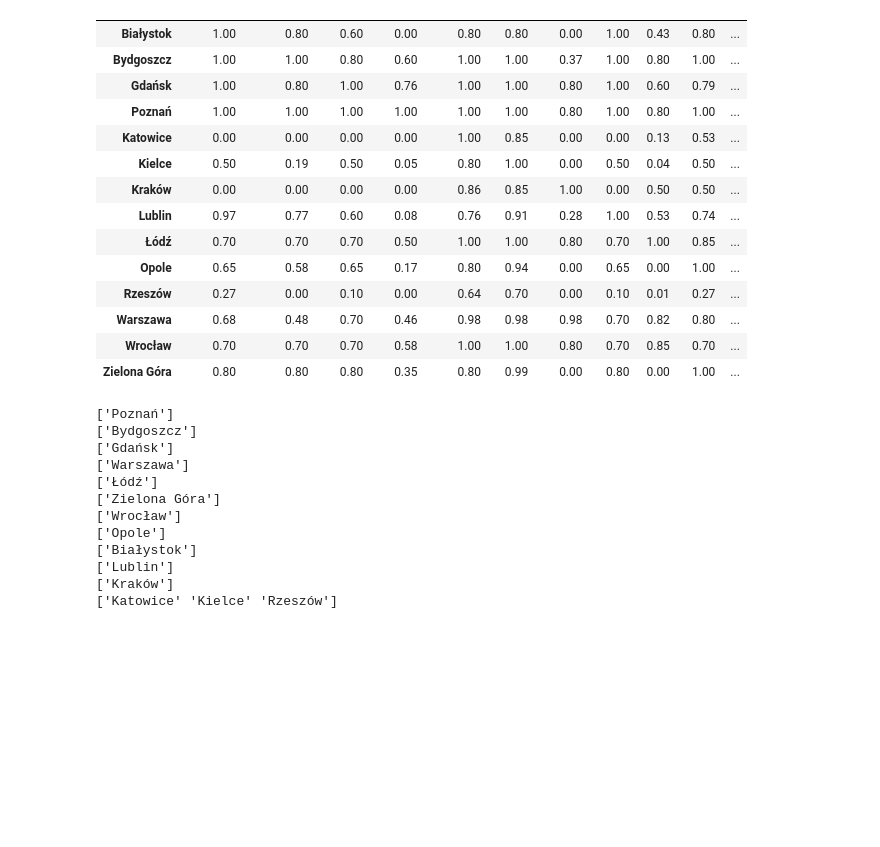
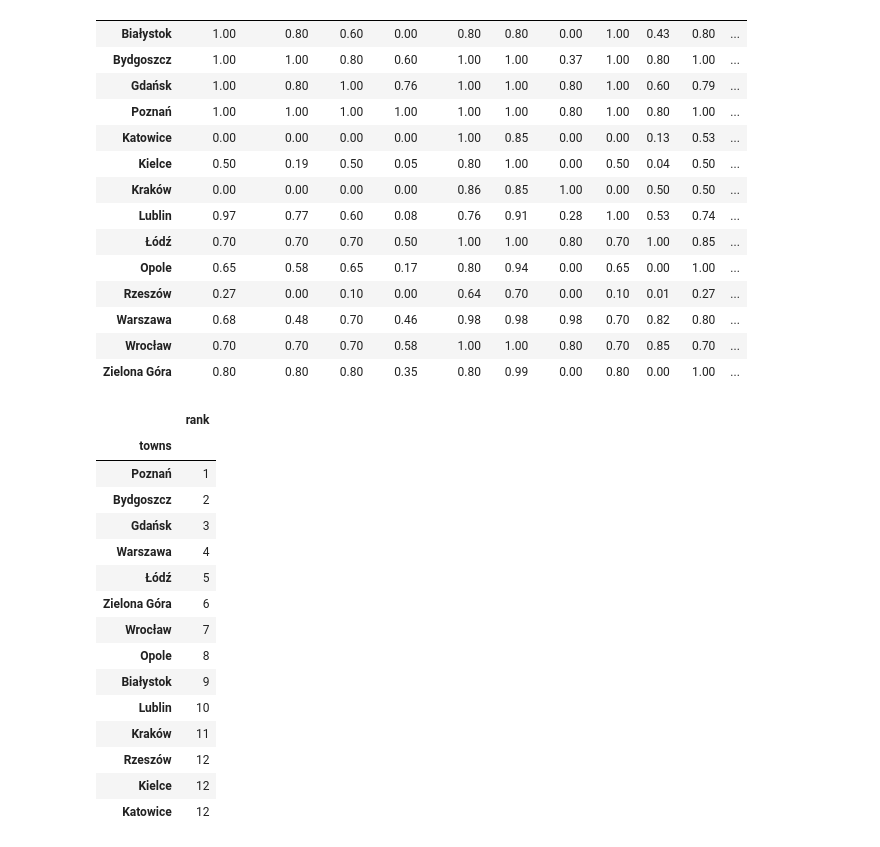
Before and after one commit to majsterkovic/iswd-project-2, a Jupyter notebook: demo.ipynb, the cells around one changed output. Saved outputs shown, nothing was run; the diff lists cells and outputs as text; code cells hidden in the pictures; blank space fills up the shorter version.

```diff
--- a/demo.ipynb
+++ b/demo.ipynb
@@ -578,6 +619,7 @@ def distilation(sigm, alternatives, direction, internal_thr=None):
             max_quality_alternatives = quality == m_quality
             if np.sum(max_quality_alternatives) > 1:
                 internal_sigm = sigm[:, max_quality_alternatives]
+                internal_sigm = internal_sigm[max_quality_alternatives, :]
                 internal = distilation(internal_sigm, alternatives[max_quality_alternatives], direction, low_threshold)
                 for alt in internal:
                     if direction == 'descending':
@@ -596,20 +638,19 @@ def distilation(sigm, alternatives, direction, internal_thr=None):
             if alternatives.size == 0: break
 
         return preorder
+# %%
+asc_preorder = distilation(sigm, np.arange(sigm.shape[0]), 'ascending')
+desc_preorder = distilation(sigm, np.arange(sigm.shape[0]), 'descending')
 # %%
-preorder = distilation(sigm, np.arange(sigm.shape[0]), 'descending')
-for el in preorder:
-    print(towns[el].values)
+def preorder_to_ranking(preorder):
+    rank = 0
+    df = pd.DataFrame(columns=['rank', 'towns'])
+    for el in preorder:
+        rank += 1
+        for city in towns[el].values:
+            df = pd.concat([pd.DataFrame({'rank': [rank], 'towns': [city]}), df])
+    df = df.sort_values('rank').set_index('towns')
+    return df
+
+desc_ranking_df = preorder_to_ranking(desc_preorder)
+asc_ranking_df = preorder_to_ranking(asc_preorder)
-# %% [output]
-['Poznań']
-['Bydgoszcz']
-['Gdańsk']
-['Warszawa']
-['Łódź']
-['Zielona Góra']
-['Wrocław']
-['Opole']
-['Białystok']
-['Lublin']
-['Kraków']
-['Katowice' 'Kielce' 'Rzeszów']
@@ -628,0 +657,19 @@ for el in preorder:
+# %%
+desc_ranking_df
+# %% [output]
+|  | rank |
+| towns |  |
+| Poznań | 1 |
+| Bydgoszcz | 2 |
+| Gdańsk | 3 |
+| Warszawa | 4 |
+| Łódź | 5 |
+| Zielona Góra | 6 |
+| Wrocław | 7 |
+| Opole | 8 |
+| Białystok | 9 |
+| Lublin | 10 |
+| Kraków | 11 |
+| Rzeszów | 12 |
+| Kielce | 12 |
+| Katowice | 12 |
```
Also changed, not shown: parts of 12 cells of this notebook, 3 other files.
